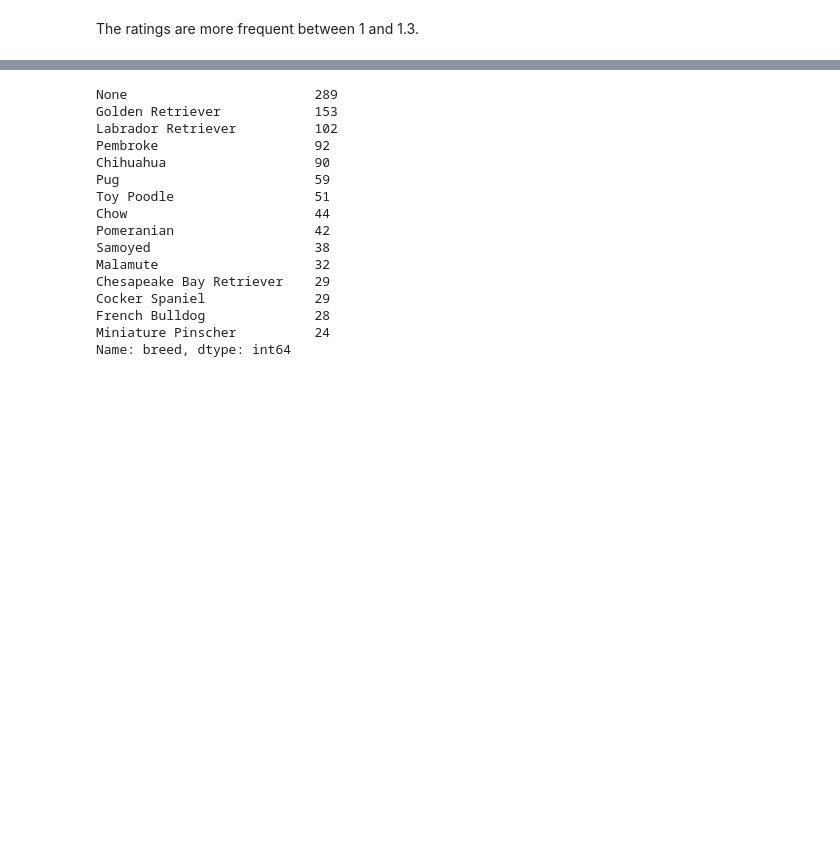
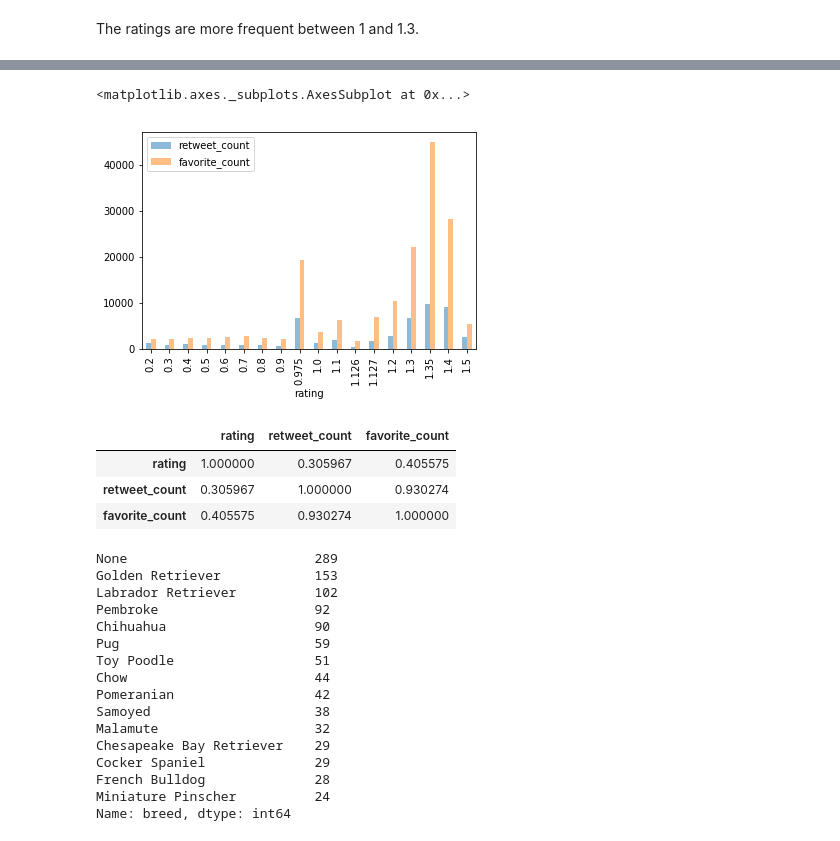
Before and after one commit to yagmurdalman/wrangle-and-analyze-data, a Jupyter notebook: wrangle_act.ipynb, the cells around one changed output, grey strips where cells are left out. Cells and saved outputs as stored; diff of their text form; code cells hidden in the pictures; blank space fills up the shorter version.

```diff
--- a/wrangle_act.ipynb
+++ b/wrangle_act.ipynb
@@ -1369,3 +1378,15 @@ The ratings are more frequent between 1 and 1.3.
+# %%
+df.groupby('rating')['retweet_count','favorite_count'].mean().plot(kind='bar', alpha=0.5)
+# %% [output]
+<matplotlib.axes._subplots.AxesSubplot at 0x...>
+[figure, added]
+# %%
+df[['rating','retweet_count','favorite_count']].corr(method = 'pearson')
+# %% [output]
+|  | rating | retweet_count | favorite_count |
+| rating | 1.000000 | 0.305967 | 0.405575 |
+| retweet_count | 0.305967 | 1.000000 | 0.930274 |
+| favorite_count | 0.405575 | 0.930274 | 1.000000 |
 # %%
 df.breed.value_counts()[:15]
 # %% [output]
```
Also changed, not shown: parts of 9 cells of this notebook.
